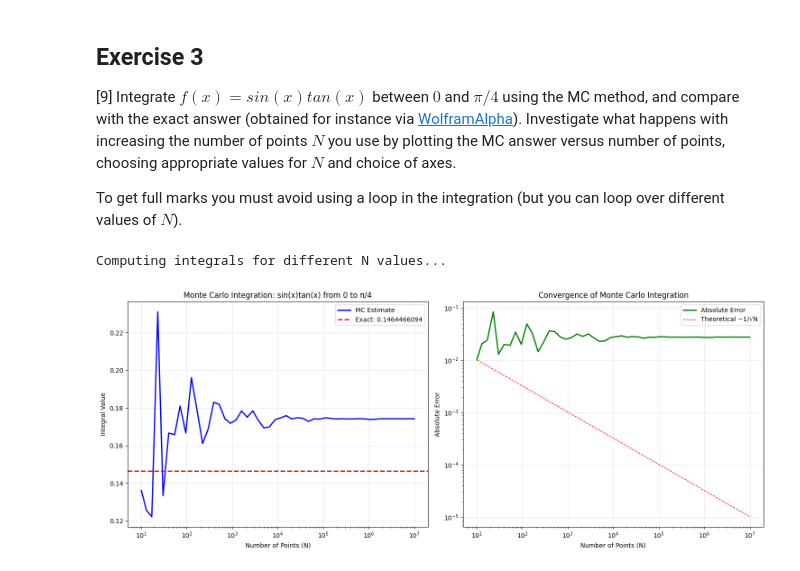
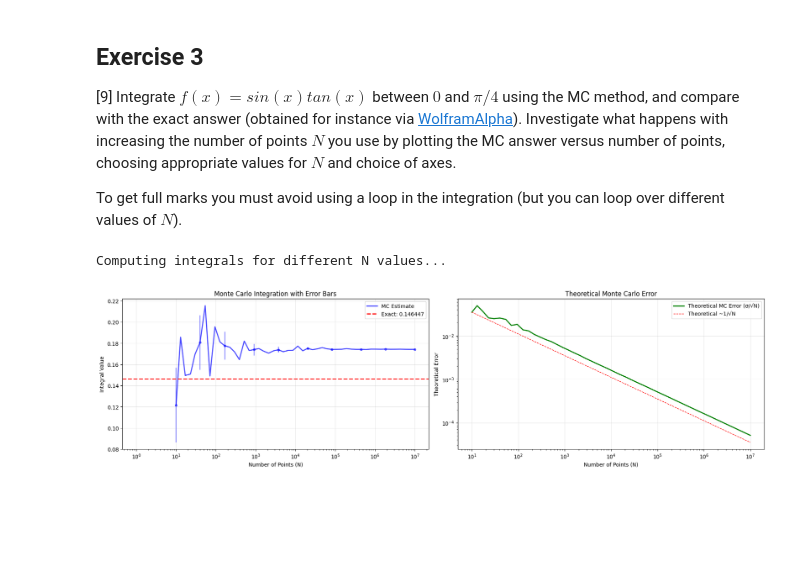
Before and after one commit to PX2145-2025/week-6-b-nkanoo, a Jupyter notebook: Monte_Carlo.ipynb, the cells around one changed output. Cells and saved outputs as stored; diff of their text form; code cells hidden in the pictures; blank space fills up the shorter version.

```diff
--- a/Monte_Carlo.ipynb
+++ b/Monte_Carlo.ipynb
@@ -310,12 +309,17 @@ def f(x):
     """Function to integrate: sin(x)tan(x)"""
     return np.sin(x) * np.tan(x)
 
-def mc_integrate(f, a, b, N):
-    """Monte Carlo integration without loops"""
+def mc_integrate_with_error(f, a, b, N):
+    """Monte Carlo integration with proper error estimation"""
     x_random = a + (b - a) * np.random.rand(N)
     function_values = f(x_random)
     integral_estimate = (b - a) * np.mean(function_values)
-    return integral_estimate
+
+    # Proper error estimate using standard deviation
+    std_dev = np.std(function_values)
+    mc_error = (b - a) * std_dev / np.sqrt(N)
+
+    return integral_estimate, mc_error
 
 # Exact integral from WolframAlpha
 # ∫ sin(x)tan(x) dx from 0 to π/4 = 0.5 - (√2)/4 ≈ 0.1464466094
@@ -325,67 +329,81 @@ a, b = 0, np.pi/4
 # Test different numbers of points
 N_values = np.logspace(1, 7, 50).astype(int)  # 10 to 10 million points
 mc_results = []
-errors = []
+mc_errors = []  # Theoretical Monte Carlo errors
+actual_errors = []  # Actual errors from exact value
 
 print("Computing integrals for different N values...")
 for N in N_values:
-    integral_est = mc_integrate(f, a, b, N)
+    integral_est, error_est = mc_integrate_with_error(f, a, b, N)
     mc_results.append(integral_est)
-    errors.append(abs(integral_est - exact_integral))
+    mc_errors.append(error_est)
+    actual_errors.append(abs(integral_est - exact_integral))
 
 # Convert to numpy arrays for easier handling
 N_values = np.array(N_values)
 mc_results = np.array(mc_results)
-errors = np.array(errors)
+mc_errors = np.array(mc_errors)
+actual_errors = np.array(actual_errors)
 
+# Create the main plot
+fig, (ax1, ax2) = plt.subplots(1, 2, figsize=(18, 5))
 
-fig, (ax1, ax2) = plt.subplots(1, 2, figsize=(15, 6))
+# Plot 1: MC estimate vs N with error bars
+ax1.semilogx(N_values, mc_results, 'b-', linewidth=2, label='MC Estimate', alpha=0.7)
+# Plot error bars for selected points
+selected_indices = np.linspace(0, len(N_values)-1, 10).astype(int)
+for idx in selected_indices:
+    ax1.errorbar(N_values[idx], mc_results[idx], yerr=mc_errors[idx],
+                fmt='o', color='blue', alpha=0.5, markersize=4)
 
-
-ax1.semilogx(N_values, mc_results, 'b-', linewidth=2, label='MC Estimate')
 ax1.axhline(y=exact_integral, color='r', linestyle='--', linewidth=2,
-           label=f'Exact: {exact_integral:.10f}')
+           label=f'Exact: {exact_integral:.6f}')
 ax1.set_xlabel('Number of Points (N)')
 ax1.set_ylabel('Integral Value')
-ax1.set_title('Monte Carlo Integration: sin(x)tan(x) from 0 to π/4')
+ax1.set_title('Monte Carlo Integration with Error Bars')
 ax1.legend()
 ax1.grid(True, alpha=0.3)
 
-
-ax2.loglog(N_values, errors, 'g-', linewidth=2, label='Absolute Error')
+# Plot 2: Theoretical MC error vs N
+ax2.loglog(N_values, mc_errors, 'g-', linewidth=2, label='Theoretical MC Error (σ/√N)')
+# Add theoretical 1/√N line for comparison
+theoretical_1_over_rootN = mc_errors[0] * np.sqrt(N_values[0]) / np.sqrt(N_values)
+ax2.loglog(N_values, theoretical_1_over_rootN, 'r--', linewidth=1,
+          label='Theoretical ~1/√N')
 ax2.set_xlabel('Number of Points (N)')
-ax2.set_ylabel('Absolute Error')
-ax2.set_title('Convergence of Monte Carlo Integration')
+ax2.set_ylabel('Theoretical Error')
+ax2.set_title('Theoretical Monte Carlo Error')
+ax2.legend()
 ax2.grid(True, alpha=0.3)
 
-# theoretical error line (1/sqrt(N) behavior)
-theoretical_error = 1/np.sqrt(N_values) * errors[0] * np.sqrt(N_values[0])
-ax2.loglog(N_values, theoretical_error, 'r--', linewidth=1,
-          label='Theoretical ~1/√N')
-ax2.legend()
 
 plt.tight_layout()
 plt.show()
 
+# Print detailed results showing both estimates
+print(f"\nExact integral value: {exact_integral:.10f}")
+print(f"\nMonte Carlo results with error estimates:")
+print("N         | MC Result    | MC Error     | Actual Error | Within Error?")
+print("-" * 65)
 
-print(f"\nExact integral value: {exact_integral:.10f}")
-print(f"\nMonte Carlo results for selected N values:")
 for N in [100, 1000, 10000, 100000, 1000000]:
-    result = mc_integrate(f, a, b, N)
-    error = abs(result - exact_integral)
-    print(f"N = {N:8d}: {result:.8f} (Error: {error:.2e})")
+    result, error_est = mc_integrate_with_error(f, a, b, N)
+    actual_error = abs(result - exact_integral)
+    within_error = actual_error <= error_est
+    print(f"{N:8d} | {result:.8f} | {error_est:.8f} | {actual_error:.2e}")
 
 
-N_final = 10000000
-final_result = mc_integrate(f, a, b, N_final)
-final_error = abs(final_result - exact_integral)
-print(f"\nFinal test with N = {N_final}:")
-print(f"MC Result: {final_result:.10f}")
+
+final_result, final_error_est = mc_integrate_with_error(f, a, b, N_final)
+final_actual_error = abs(final_result - exact_integral)
+
+print(f"\nFinal high-precision run (N = {N_final}):")
+print(f"MC Result: {final_result:.10f} ± {final_error_est:.10f}")
 print(f"Exact:     {exact_integral:.10f}")
-print(f"Error:     {final_error:.2e}")
-print(f"Relative Error: {100*final_error/exact_integral:.4f}%")
+print(f"Actual Error: {final_actual_error:.2e}")
+print(f"Theoretical predicts error < {final_error_est:.2e}: {final_actual_error <= final_error_est}")
 # %% [output]
 Computing integrals for different N values...
-[figure, old version]
+[figure, new version]
 Exact integral value: 0.1464466094
 
```
Also changed, not shown: parts of 2 cells of this notebook.
